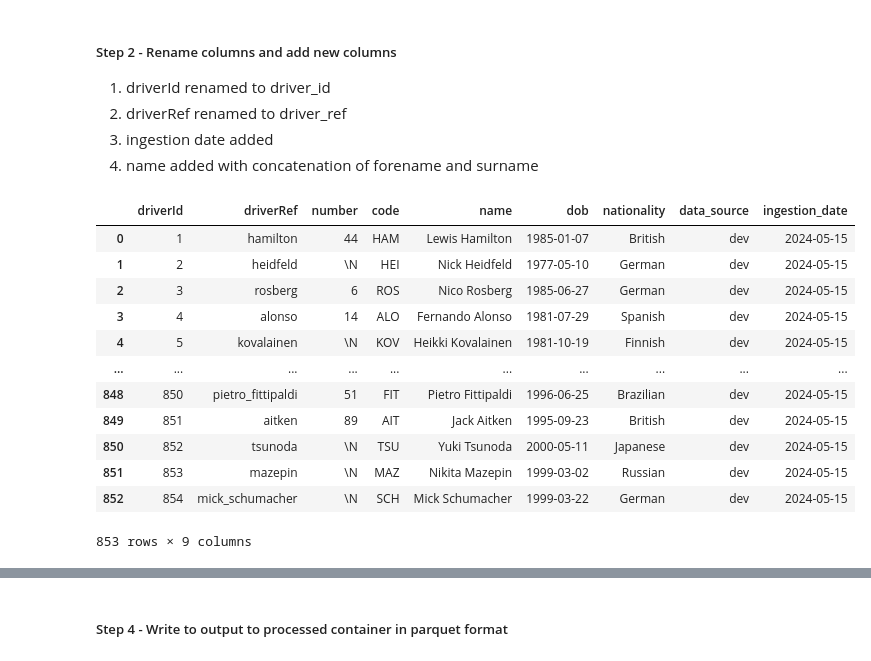
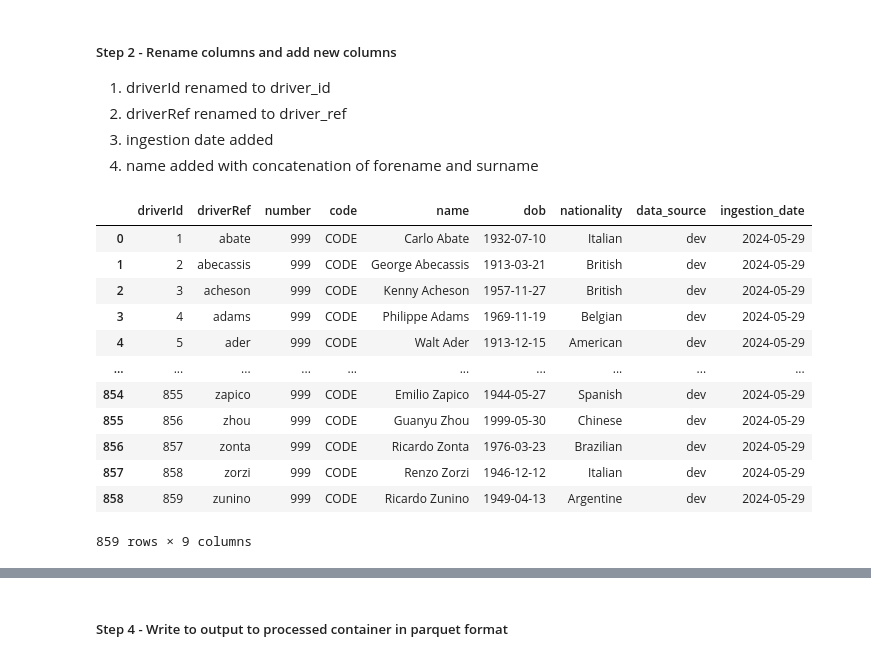
Before and after one commit to lhanna77/Formula1-Project, a Jupyter notebook: 4.ingest_drivers_file.ipynb, the cells around one changed output, grey strips where cells are left out. Saved outputs shown, nothing was run; the diff lists cells and outputs as text; code cells hidden in the pictures.

```diff
--- a/4.ingest_drivers_file.ipynb
+++ b/4.ingest_drivers_file.ipynb
@@ -25,9 +25,11 @@ drivers_schema = StructType(fields=[StructField("driverId", IntegerType(), False
 # %%
 drivers_df = spark.read \
 .schema(drivers_schema) \
-.json(f"{configuration.bronze_folder_path}/drivers.json")
+.json(f"{configuration.api_folder_path}/drivers.json")
+#.json(f"{configuration.bronze_folder_path}/drivers.json")
 
-drivers_df = read_json(f'{configuration.bronze_folder_path}/drivers.json', lines=True)
+#drivers_df = read_json(f'{configuration.bronze_folder_path}/drivers.json', lines=True)
+drivers_df = read_json(f'{configuration.api_folder_path}/drivers.json', lines=True)
 display(drivers_df)
 # %% [output]
 |  | driverId | driverRef | number | code | name | dob | nationality | url |
@@ -51,24 +53,24 @@ display(drivers_df)
 1. name added with concatenation of forename and surname
 # %%
 drivers_df = drivers_df.drop(columns='url')
-drivers_df["name"] = drivers_df["name"].apply(lambda x:x['forename']) + ' ' + drivers_df["name"].apply(lambda x:x['surname'])
+#drivers_df["name"] = drivers_df["name"].apply(lambda x:x['forename']) + ' ' + drivers_df["name"].apply(lambda x:x['surname'])
 drivers_df["data_source"] = configuration.v_data_source
 drivers_df["ingestion_date"] = common_functions.get_ingestion_date()
 drivers_df
 # %% [output]
 |  | driverId | driverRef | number | code | name | dob | nationality | data_source | ingestion_date |
-| 0 | 1 | hamilton | 44 | HAM | Lewis Hamilton | 1985-01-07 | British | dev | 2024-05-15 |
-| 1 | 2 | heidfeld | \N | HEI | Nick Heidfeld | 1977-05-10 | German | dev | 2024-05-15 |
-| 2 | 3 | rosberg | 6 | ROS | Nico Rosberg | 1985-06-27 | German | dev | 2024-05-15 |
-| 3 | 4 | alonso | 14 | ALO | Fernando Alonso | 1981-07-29 | Spanish | dev | 2024-05-15 |
-| 4 | 5 | kovalainen | \N | KOV | Heikki Kovalainen | 1981-10-19 | Finnish | dev | 2024-05-15 |
+| 0 | 1 | abate | 999 | CODE | Carlo Abate | 1932-07-10 | Italian | dev | 2024-05-29 |
+| 1 | 2 | abecassis | 999 | CODE | George Abecassis | 1913-03-21 | British | dev | 2024-05-29 |
+| 2 | 3 | acheson | 999 | CODE | Kenny Acheson | 1957-11-27 | British | dev | 2024-05-29 |
+| 3 | 4 | adams | 999 | CODE | Philippe Adams | 1969-11-19 | Belgian | dev | 2024-05-29 |
+| 4 | 5 | ader | 999 | CODE | Walt Ader | 1913-12-15 | American | dev | 2024-05-29 |
 | ... | ... | ... | ... | ... | ... | ... | ... | ... | ... |
-| 848 | 850 | pietro_fittipaldi | 51 | FIT | Pietro Fittipaldi | 1996-06-25 | Brazilian | dev | 2024-05-15 |
-| 849 | 851 | aitken | 89 | AIT | Jack Aitken | 1995-09-23 | British | dev | 2024-05-15 |
-| 850 | 852 | tsunoda | \N | TSU | Yuki Tsunoda | 2000-05-11 | Japanese | dev | 2024-05-15 |
-| 851 | 853 | mazepin | \N | MAZ | Nikita Mazepin | 1999-03-02 | Russian | dev | 2024-05-15 |
-| 852 | 854 | mick_schumacher | \N | SCH | Mick Schumacher | 1999-03-22 | German | dev | 2024-05-15 |
+| 854 | 855 | zapico | 999 | CODE | Emilio Zapico | 1944-05-27 | Spanish | dev | 2024-05-29 |
+| 855 | 856 | zhou | 999 | CODE | Guanyu Zhou | 1999-05-30 | Chinese | dev | 2024-05-29 |
+| 856 | 857 | zonta | 999 | CODE | Ricardo Zonta | 1976-03-23 | Brazilian | dev | 2024-05-29 |
+| 857 | 858 | zorzi | 999 | CODE | Renzo Zorzi | 1946-12-12 | Italian | dev | 2024-05-29 |
+| 858 | 859 | zunino | 999 | CODE | Ricardo Zunino | 1949-04-13 | Argentine | dev | 2024-05-29 |
-853 rows × 9 columns
+859 rows × 9 columns
 # %%
 drivers_final_df = drivers_df.rename(columns={"driverId":"driver_id","driverRef":"driver_ref"})
 drivers_final_df
```
Also changed, not shown: parts of 4 cells of this notebook, 9 other files.
